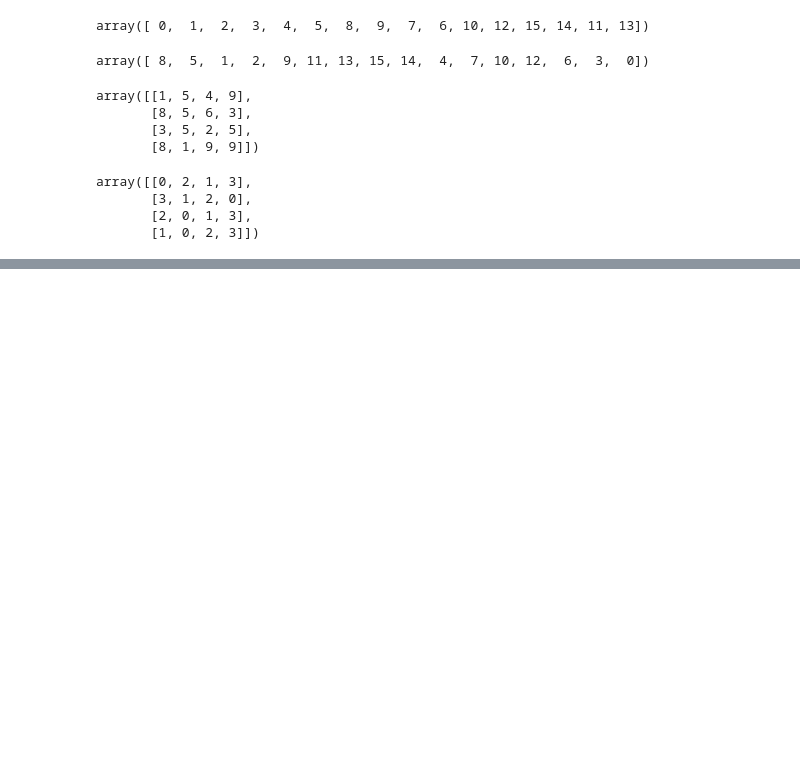
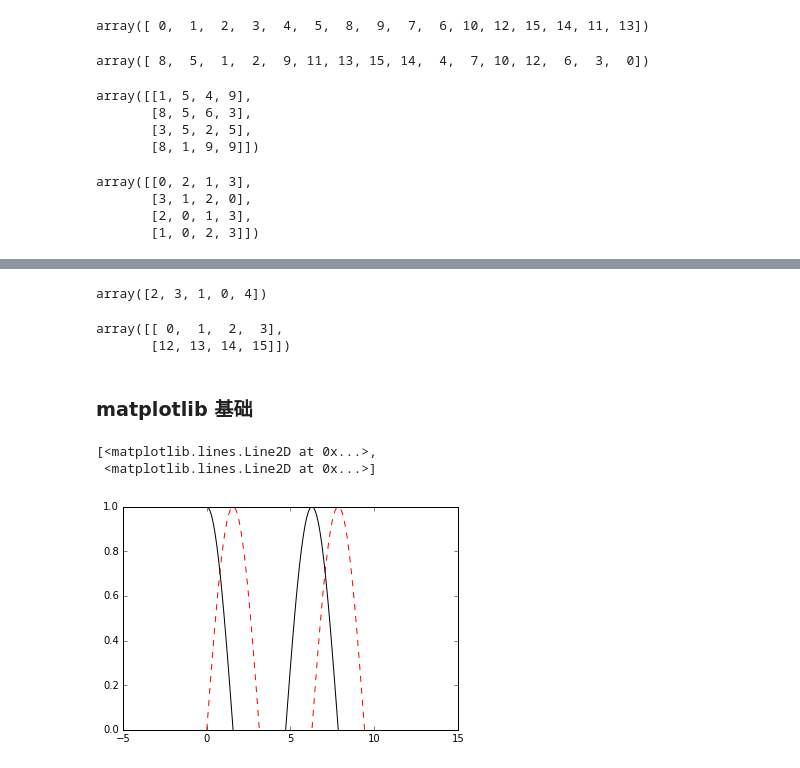
Before and after one commit to niguang-arrow/DownMak, a Jupyter notebook: Python/Numpy.ipynb, the cells around one changed output, grey strips where cells are left out. Cells and saved outputs as stored; diff of their text form; code cells hidden in the pictures; blank space fills up the shorter version.

```diff
--- a/Python/Numpy.ipynb
+++ b/Python/Numpy.ipynb
@@ -223,0 +309,11 @@ array([[0, 2, 1, 3],
+# %%
+x[x < 5]
+# %% [output]
+array([2, 3, 1, 0, 4])
+# %%
+X[X[:, -1] % 3 == 0, :]
+# %% [output]
+array([[ 0,  1,  2,  3],
+       [12, 13, 14, 15]])
+# %% [markdown]
+### matplotlib 基础
@@ -223,0 +324,13 @@ array([[0, 2, 1, 3],
+# %%
+x = np.linspace(0, 10, 100)
+siny = np.sin(x)
+cosy = np.cos(x)
+## 使用 plt.axis 替代 lim
+#plt.xlim(-5, 15)
+#plt.ylim(0, 1)
+plt.axis([-5, 15, 0, 1])
+plt.plot(x, siny, 'r--', x, cosy, 'k')
+# %% [output]
+[<matplotlib.lines.Line2D at 0x...>,
+ <matplotlib.lines.Line2D at 0x...>]
+[figure, added]
```
Also changed, not shown: parts of 21 cells of this notebook, 5 other files.
